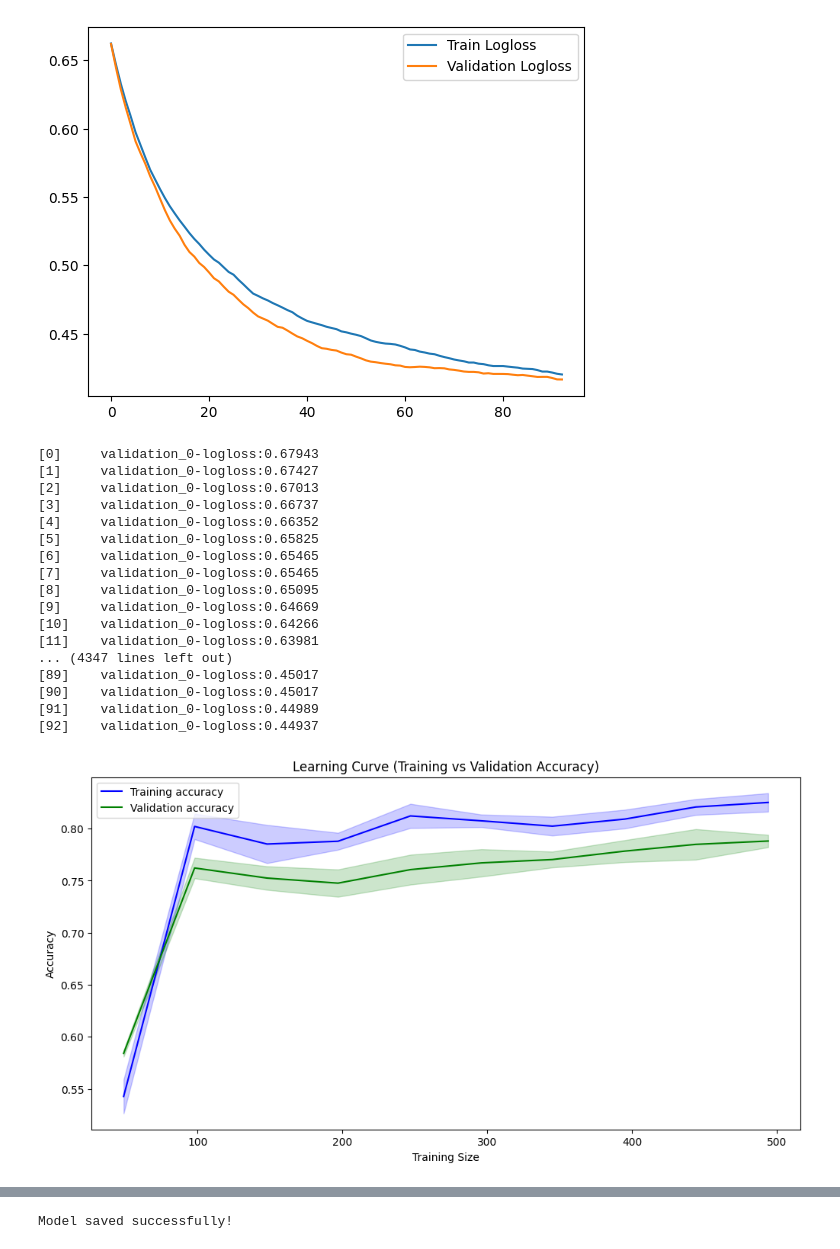
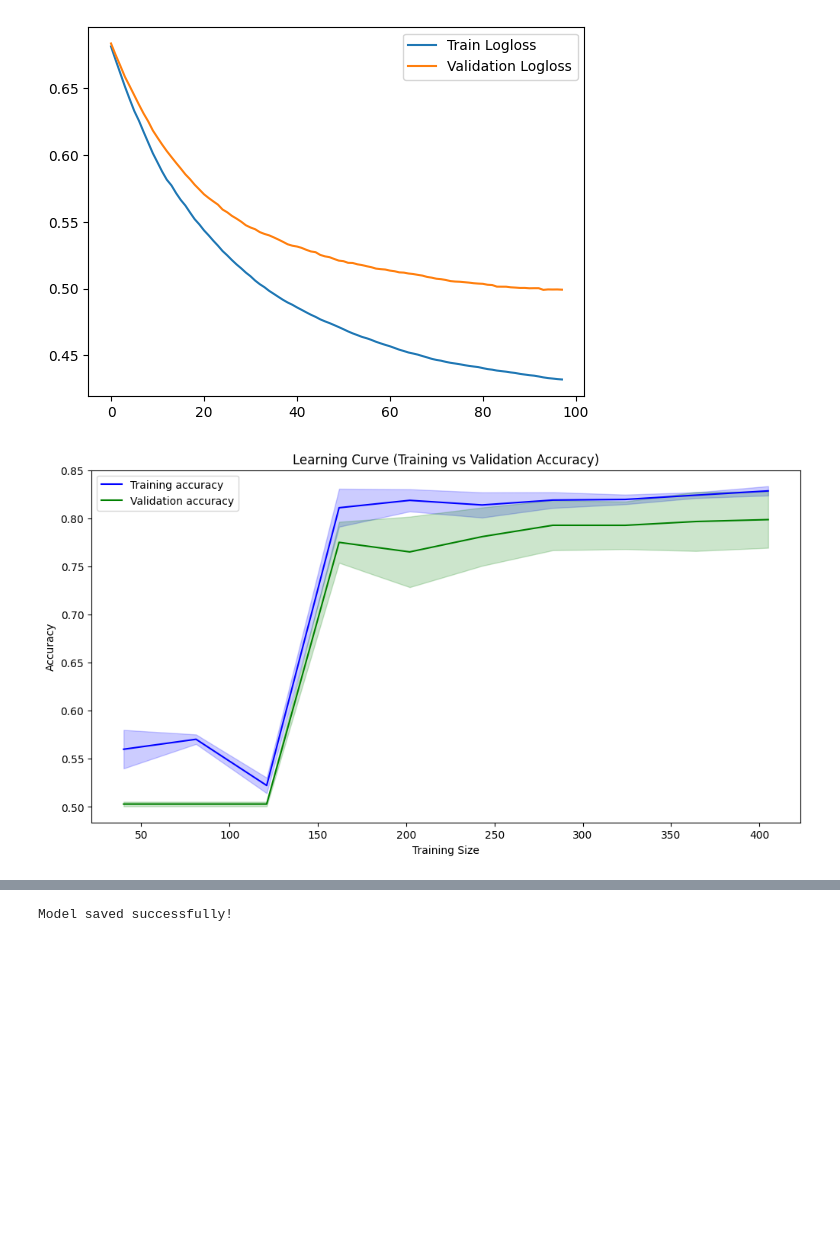
Before and after one commit to zjavkovam/DP-QSAR-Skin-Irritation, a Jupyter notebook: Optimalization/XGB_Optimalization.ipynb, the cells around one changed output, grey strips where cells are left out. Drawn from its saved outputs; the diff is of its cells as text; code cells hidden in the pictures; blank space fills up the shorter version.

```diff
--- a/Optimalization/XGB_Optimalization.ipynb
+++ b/Optimalization/XGB_Optimalization.ipynb
@@ -7,7 +7,7 @@ sys.path.append(os.path.abspath("/Users/monika/Desktop/DP/DP_QSAR_Skin_Irritatio
 from imports import *
 from matplotlib import pyplot
 # %%
-file_path = '../Features/Rabbit_SHAP.xlsx'
+file_path = '../Features/Rabbit_B_SHAP_XGB2.xlsx'
 df = pd.read_excel(file_path)
 df.head()
 # %% [output]
@@ -20,4 +19,0 @@ df.head()
-# %%
-file_path = '../Features/Rabbit_B_SHAP_XGB.xlsx'
-df = pd.read_excel(file_path)
-df.head()
@@ -246,7 +221,7 @@ final_model = xgb.XGBClassifier(**best_params, eval_metric='logloss', use_label_
 final_model.fit(
     X_train, y_train,
     eval_set=[(X_train, y_train), (X_valid, y_valid)],  # Including both train and validation for evaluation
-    verbose=False
+    verbose=0
 )
 
 # Evaluate accuracy on test data
@@ -258,9 +233,6 @@ print("Test Accuracy:", test_accuracy)
 
 # Get the evaluation results from the training process
 results = final_model.evals_result()
-
-# Print the available keys in results to help diagnose the issue
-print("Available results keys:", results.keys())
 
 # Check if 'validation_1' exists in the results
 if 'validation_1' in results:
@@ -276,8 +248,16 @@ pyplot.show()
 
 # Learning Curves with Early Stopping
 train_sizes, train_scores, validation_scores = learning_curve(
-    final_model, X_train, y_train, cv=5, n_jobs=-1, scoring='accuracy', train_sizes=np.linspace(0.1, 1.0, 10),
-    fit_params={'eval_set': [(X_valid, y_valid)]}  # Still using validation set for this step
+    clone(final_model),  # ensures a clean model each time
+    X_train, y_train,
+    cv=5,
+    n_jobs=-1,
+    scoring='accuracy',
+    train_sizes=np.linspace(0.1, 1.0, 10),
+    fit_params={
+        'eval_set': [(X_valid, y_valid)],
+        'verbose': False
+    }
 )
 
 train_mean = np.mean(train_scores, axis=1)
@@ -325,19 +304,2 @@ Available results keys: dict_keys(['validation_0', 'validation_1'])
-[figure, old version]
+[figure, new version]
-[0]     validation_0-logloss:0.67943
-[1]     validation_0-logloss:0.67427
-[2]     validation_0-logloss:0.67013
-[3]     validation_0-logloss:0.66737
-[4]     validation_0-logloss:0.66352
-[5]     validation_0-logloss:0.65825
-[6]     validation_0-logloss:0.65465
-[7]     validation_0-logloss:0.65465
-[8]     validation_0-logloss:0.65095
-[9]     validation_0-logloss:0.64669
-[10]    validation_0-logloss:0.64266
-[11]    validation_0-logloss:0.63981
-... (4347 lines left out)
-[89]    validation_0-logloss:0.45017
-[90]    validation_0-logloss:0.45017
-[91]    validation_0-logloss:0.44989
-[92]    validation_0-logloss:0.44937
-[figure, old version]
+[figure, new version]
```
Also changed, not shown: parts of 19 cells of this notebook, 5 other files.
